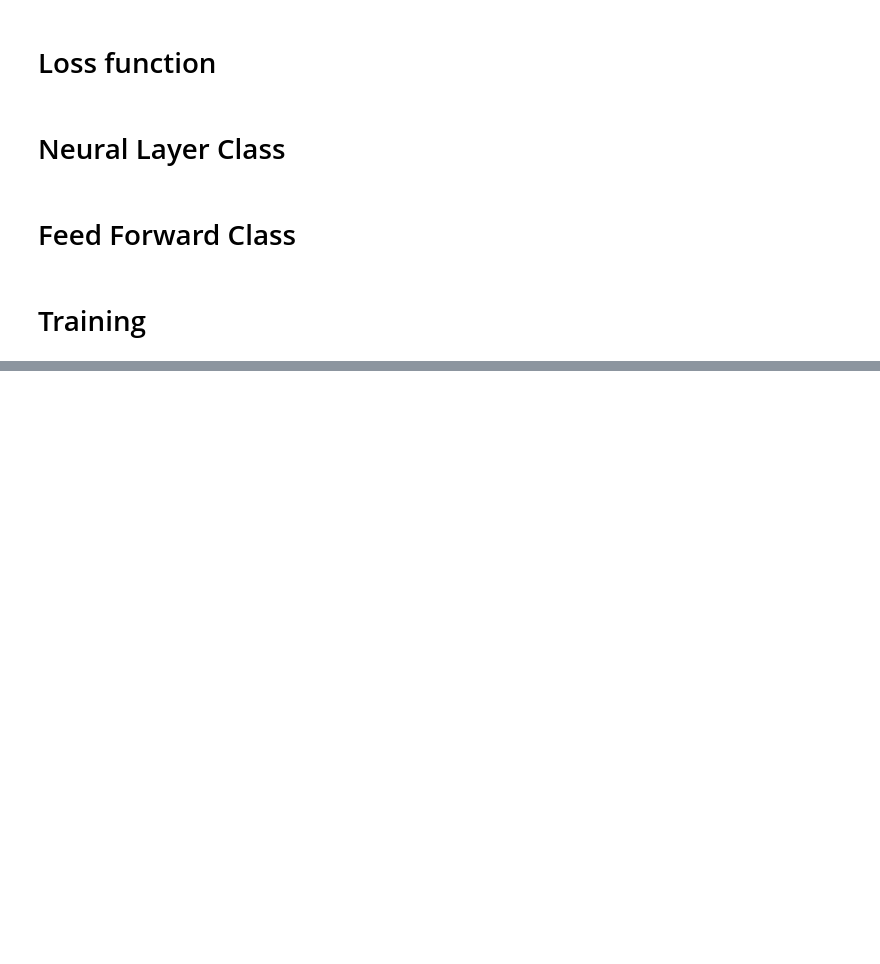
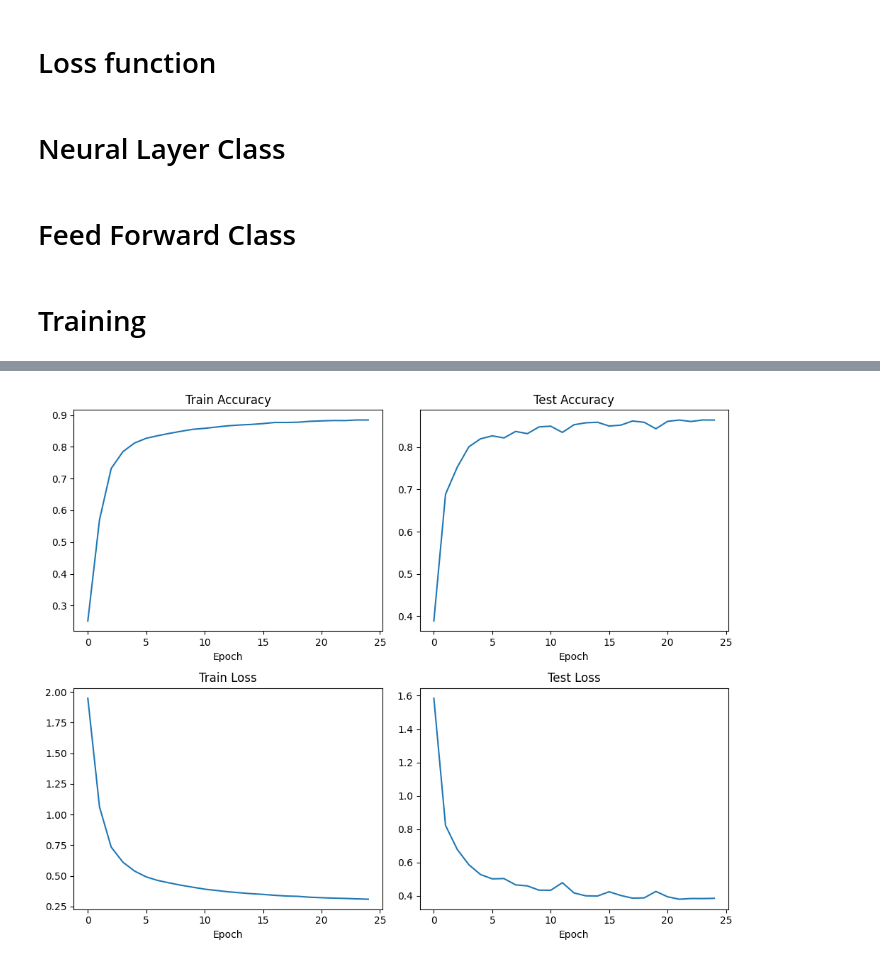
Before and after one commit to MojTabaa4/Fashion-MNIST-classifier, a Jupyter notebook: fashion_MNIST_classifier.ipynb, the cells around one changed output, grey strips where cells are left out. Cells and saved outputs as stored; diff of their text form; code cells hidden in the pictures; blank space fills up the shorter version.

```diff
--- a/fashion_MNIST_classifier.ipynb
+++ b/fashion_MNIST_classifier.ipynb
@@ -630,22 +639,6 @@ class FeedForwardNN:
             raise ValueError("Training parameters are not set!")
 # %% [markdown]
 # Training
-# %%
-TRAINLOADER = DataLoader(train_images, train_labels, batch_size=32, shuffle=True)
-TESTLOADER = DataLoader(test_images, test_labels, batch_size=32, shuffle=True)
-
-LEARNING_RATE = 0.01
-EPOCHS = 25
-log = []
-network = FeedForwardNN(train_images.shape[1] * train_images.shape[2] )
-network.add_layer(20, activation=Relu(), weight_initializer='uniform')
-network.add_layer(20, activation=Relu(), weight_initializer='uniform')
-network.add_layer(20, activation=Relu(), weight_initializer='uniform')
-network.add_layer(10, activation=Identical(), weight_initializer='uniform')
-
-network.set_training_param(loss=CrossEntropy(), lr=LEARNING_RATE)
-
-log.append(network.fit(EPOCHS, TRAINLOADER, TESTLOADER))
 # %%
 TRAINLOADER = DataLoader(train_images, train_labels, batch_size=32, shuffle=True)
 TESTLOADER = DataLoader(test_images, test_labels, batch_size=32, shuffle=True)
@@ -682,0 +676,25 @@ Epoch 25:
+# %%
+check_log = log[0]
+
+fig, axs = plt.subplots(2, 2, figsize=(10, 8))
+
+axs[0, 0].plot(check_log['train_accuracy'])
+axs[0, 0].set_title('Train Accuracy')
+axs[0, 0].set_xlabel('Epoch')
+
+axs[0, 1].plot(check_log['test_accuracy'])
+axs[0, 1].set_title('Test Accuracy')
+axs[0, 1].set_xlabel('Epoch')
+
+axs[1, 0].plot(check_log['train_loss'])
+axs[1, 0].set_title('Train Loss')
+axs[1, 0].set_xlabel('Epoch')
+
+axs[1, 1].plot(check_log['test_loss'])
+axs[1, 1].set_title('Test Loss')
+axs[1, 1].set_xlabel('Epoch')
+
+plt.tight_layout()
+plt.show()
+# %% [output]
+[figure, added]
```
Also changed, not shown: parts of 2 cells of this notebook.
